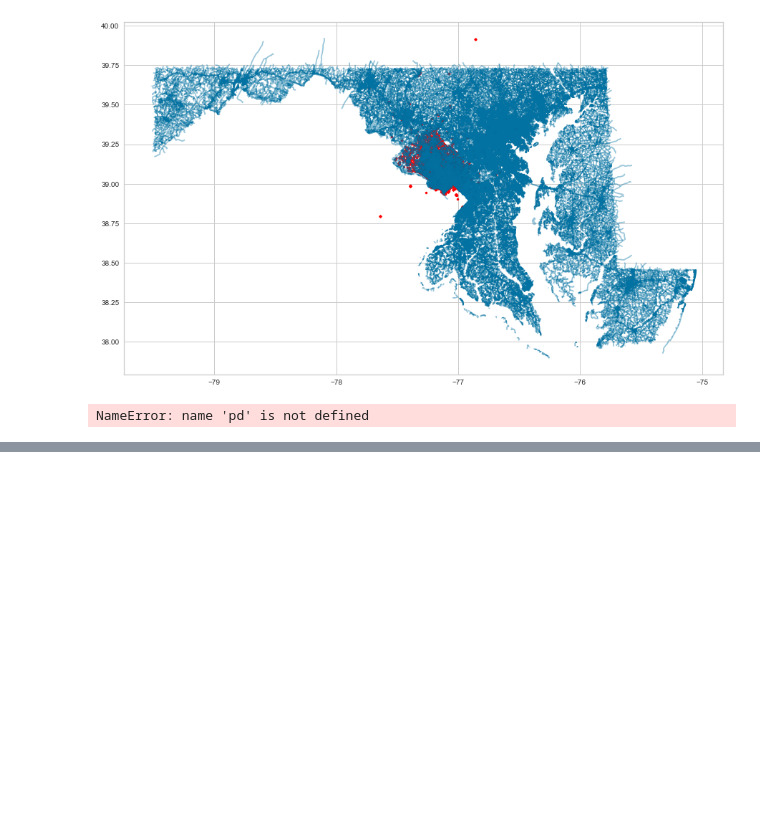
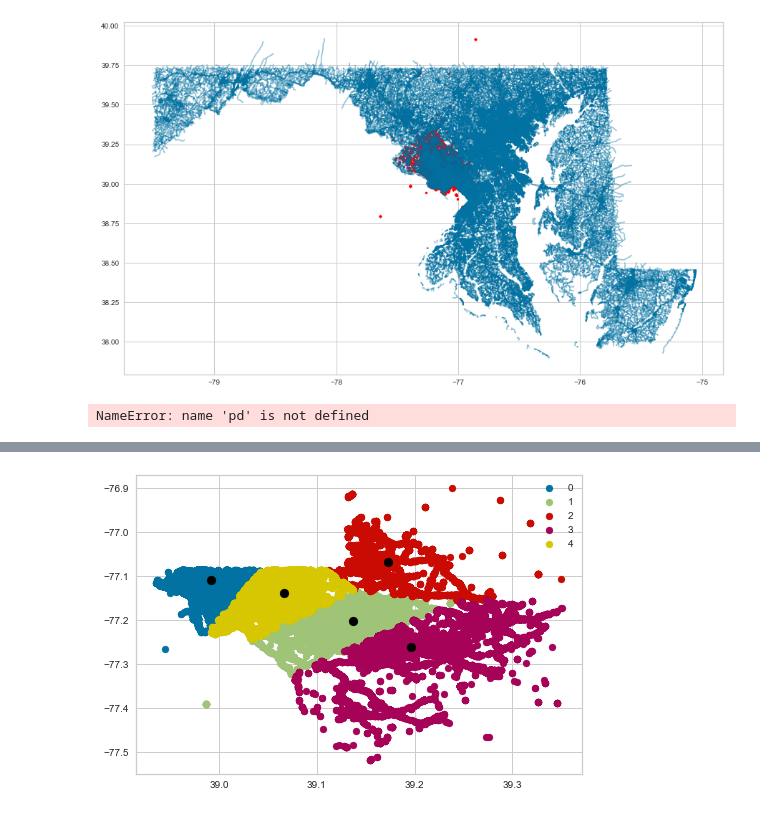
Before and after one commit to matlockhart/cs5830_final, a Jupyter notebook: final.ipynb, the cells around one changed output, grey strips where cells are left out. Cells and saved outputs as stored; diff of their text form; code cells hidden in the pictures; blank space fills up the shorter version.

Commit message:
countywise clustering done

```diff
--- a/final.ipynb
+++ b/final.ipynb
@@ -391,0 +389,27 @@ county_counts.plot.bar(x='county', y='count', rot=90)
+# %%
+import pickle
+with open("./county_vs_location.pickle", 'rb') as file:
+    f = pickle.load(file)
+
+f = f[f[:,3] == "Montgomery"]
+
+kmeans = KMeans(n_clusters=5, random_state=0)
+label = kmeans.fit_predict(f[0:f.shape[0],0:2])
+
+montgomery_county_with_label = np.zeros((f.shape[0], 3))
+
+
+for i in range(f.shape[0]):
+    montgomery_county_with_label[i][0] = f[i][0]
+    montgomery_county_with_label[i][1] = f[i][1]
+    montgomery_county_with_label[i][2] = label[i]
+
+u_labels = np.unique(label)
+for i in u_labels:
+    filtered_label = montgomery_county_with_label[montgomery_county_with_label[:,2] == i]
+    plt.scatter(filtered_label[:,0] , filtered_label[:,1] , label = i)
+plt.scatter(kmeans.cluster_centers_[:,0] , kmeans.cluster_centers_[:,1] , s = 80, color = 'black')
+plt.legend()
+plt.show()
+# %% [output]
+[figure, added]
```
Also changed, not shown: parts of 5 cells of this notebook.
